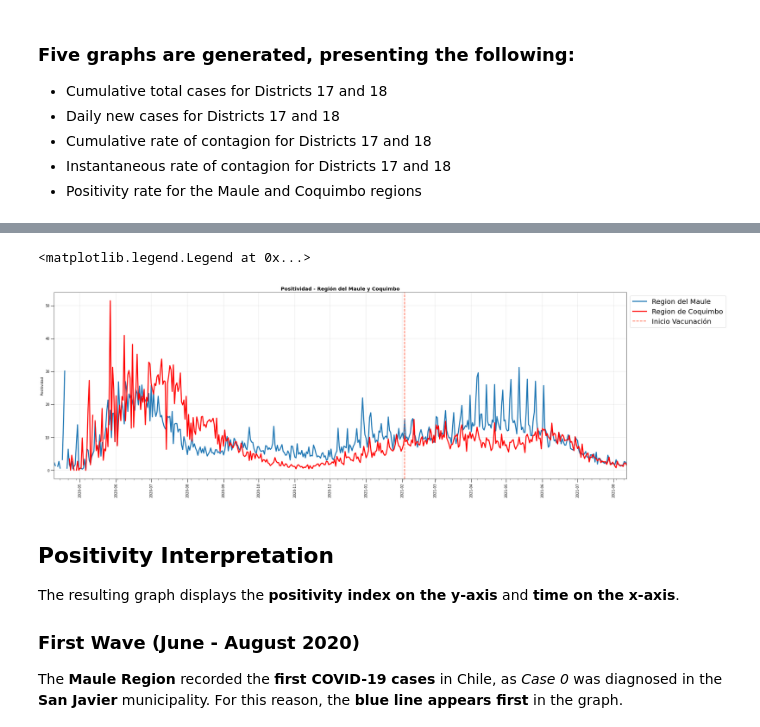
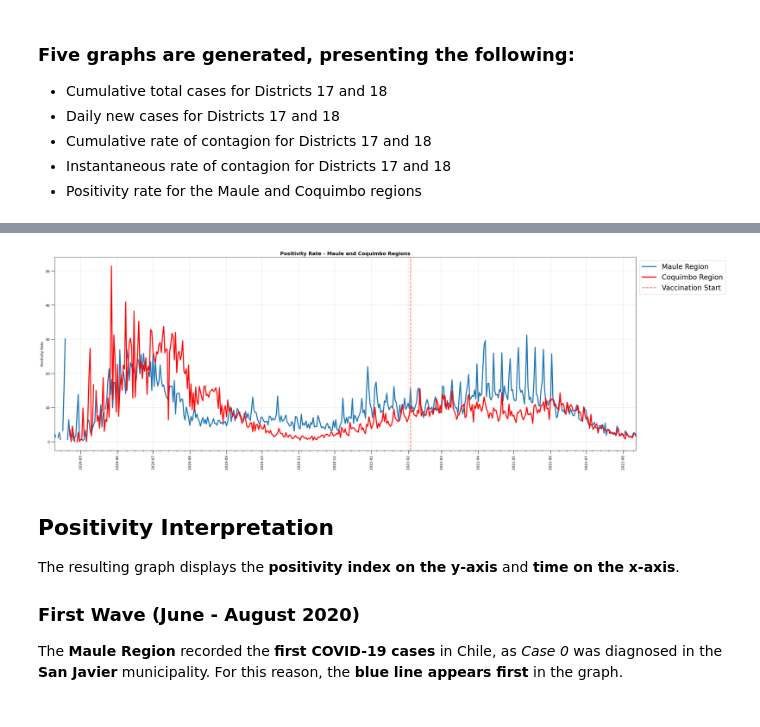
Before and after one commit to amharringthon/COVID-19-Positivity-Analysis-in-Chile, a Jupyter notebook: COVID19_Positivity_Analysis_2021.ipynb, the cells around one changed output, grey strips where cells are left out. Drawn from its saved outputs; the diff is of its cells as text; code cells hidden in the pictures.

```diff
--- a/COVID19_Positivity_Analysis_2021.ipynb
+++ b/COVID19_Positivity_Analysis_2021.ipynb
@@ -163,8 +177,9 @@ PCR_AG=PCR_hechos.loc[:,"2020-04-09":"2021-06-04"].merge(AgPCR, how='inner' ,on=
 # %% [markdown]
 The Total row is added to determine the national-level positivity rate.
 # %%
-PCR_AG = pd.concat([PCR_AG, PCR_AG.sum().to_frame().T.rename(index={0: 'Total'})])
-PCR_AG
+combined_tests_df = pd.concat([combined_tests_df, combined_tests_df.sum().to_frame().T.rename(index={0: 'Total'})])
+
+combined_tests_df.head()
 # %% [output]
 |  | 2020-04-09 | 2020-04-10 | 2020-04-11 | 2020-04-12 | 2020-04-13 | 2020-04-14 | 2020-04-15 | 2020-04-16 | ... |
 | Arica y Parinacota | 70.0 | NaN | 93.0 | 103.0 | NaN | 93.0 | 24.0 | 198.0 | ... |
@@ -786,0 +821,9 @@ df_coq['FECHA'] = pd.to_datetime(df_coq['FECHA'], # Converting the date field to
+# %%
+# Filtering data for Maule and Coquimbo regions
+df_maule = final_df[final_df.Region == 'Maule']
+df_coquimbo = final_df[final_df.Region == 'Coquimbo']
+# %%
+# Convert the date field to datetime format for Maule region
+df_maule['FECHA'] = pd.to_datetime(df_maule['FECHA'], errors='coerce')
+
+df_maule.head()  # Display the first rows to verify the change
@@ -786,0 +837,5 @@ df_coq['FECHA'] = pd.to_datetime(df_coq['FECHA'], # Converting the date field to
+# %%
+# Convert the date field to datetime format for Coquimbo region
+df_coquimbo['FECHA'] = pd.to_datetime(df_coquimbo['FECHA'], errors='coerce')
+
+df_coquimbo.head()  # Display the first rows to verify the change
@@ -949,42 +953,46 @@ In **District 17**, incidence rates have already fallen below the levels seen be
 # %%
+import matplotlib.pyplot as plt
 import matplotlib.dates as mdates
-from matplotlib.dates import DateFormatter
+import numpy as np
 
-fig, axes = plt.subplots(nrows=1,ncols=1,figsize=(30,10))
+# Setting up the figure and axis
+fig, ax = plt.subplots(figsize=(30, 10))
 fig.subplots_adjust(hspace=0.6)
-#axes = axes.flatten()
 
-ax = axes
-ax.plot(df_maule['FECHA'], df_maule['Positividad'], lw=3, label='Region del Maule')
-ax.plot(df_coq['FECHA'], df_coq['Positividad'], lw=3, label='Region de Coquimbo',color='red')
-#ax.plot(df_maule['Fecha'], df_coq['Positividad'],color='purple', lw =3, label='Region de Coquimbo')#, marker='.')
-ax.set_title('Positividad - Región del Maule y Coquimbo', size='x-large', weight='bold')
-ax.set_ylabel('Positividad')
-ax.tick_params(axis='x', labelrotation= 90)
-ax.axvline(np.datetime64('2021-02-03'), color='tomato', linestyle='--', lw=2, label='Inicio Vacunación')
+# Plot positivity rate for Maule and Coquimbo regions
+ax.plot(df_maule['FECHA'], df_maule['Positividad'], lw=3, label='Maule Region')
+ax.plot(df_coquimbo['FECHA'], df_coquimbo['Positividad'], lw=3, color='red', label='Coquimbo Region')
 
-# Major ticks every 1 months.
-fmt_half_year = mdates.MonthLocator()
-ax.xaxis.set_major_locator(fmt_half_year)
+# Title and labels
+ax.set_title('Positivity Rate - Maule and Coquimbo Regions', size='x-large', weight='bold')
+ax.set_ylabel('Positivity Rate')
+ax.tick_params(axis='x', labelrotation=90)
 
-# Minor ticks every week.
-fmt_month = mdates.WeekdayLocator()
-ax.xaxis.set_minor_locator(fmt_month)
+# Vertical line indicating the start of vaccination
+ax.axvline(np.datetime64('2021-02-03'), color='tomato', linestyle='--', lw=2, label='Vaccination Start')
 
+# Major ticks every month
+ax.xaxis.set_major_locator(mdates.MonthLocator())
 
+# Minor ticks every week
+ax.xaxis.set_minor_locator(mdates.WeekdayLocator())
+
+# Setting date limits
 datemin = np.datetime64('2020-04-09')
 datemax = np.datetime64('2021-08-12')
 ax.set_xlim(datemin, datemax)
 
+# Grid and tick adjustments
 ax.grid(True, lw=0.2, c='gray')
-
 ax.tick_params(which='major', length=10, width=1)
 ax.tick_params(which='minor', length=4)
 
-ax.legend(bbox_to_anchor=(1,1),fontsize=20, loc='upper left')
+# Legend placement
+ax.legend(bbox_to_anchor=(1,1), fontsize=20, loc='upper left')
+
+plt.show()
 # %% [output]
-<matplotlib.legend.Legend at 0x...>
-[figure, old version]
+[figure, new version]
 # %% [markdown]
 ## **Positivity Interpretation**
 
```
Also changed, not shown: parts of 84 cells of this notebook.
